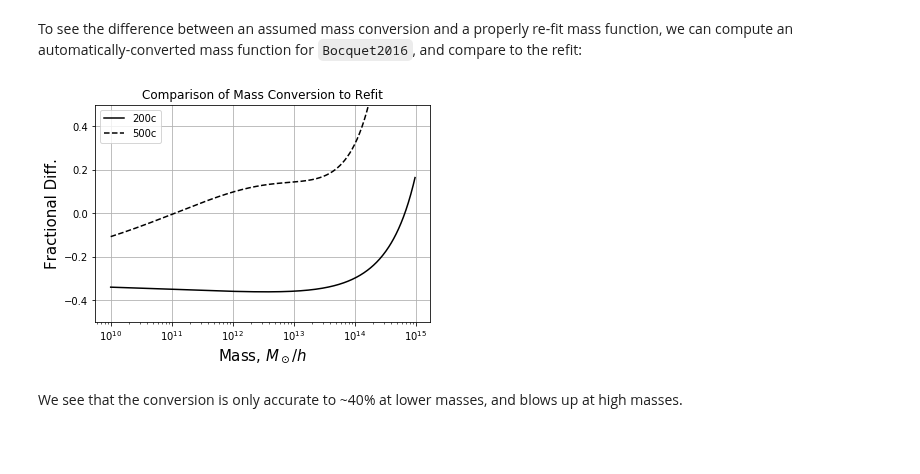
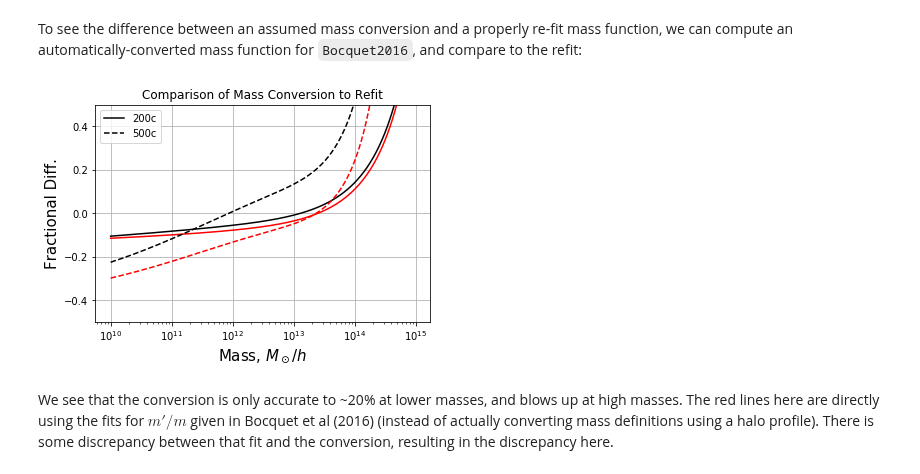
Before and after one commit to halomod/hmf, a Jupyter notebook: docs/examples/change_mass_definition.ipynb, the cells around one changed output. Cells and saved outputs as stored; diff of their text form; code cells hidden in the pictures; blank space fills up the shorter version.

Commit message:
fix: bocquet 200c functions had incorrect convert_mass

```diff
--- a/docs/examples/change_mass_definition.ipynb
+++ b/docs/examples/change_mass_definition.ipynb
@@ -222,28 +224,32 @@ plt.legend();
 To see the difference between an assumed mass conversion and a properly re-fit mass function, we can compute an automatically-converted mass function for `Bocquet2016`, and compare to the refit:
 # %%
 # Default mass function object.
-mf = hmf.MassFunction(hmf_model = "Bocquet200mDMOnly", mdef_model='SOCritical', mdef_params={'overdensity': 200}, disable_mass_conversion=False)
-mf2 = hmf.MassFunction(hmf_model = "Bocquet200cDMOnly")
-mf3 = hmf.MassFunction(hmf_model = "Bocquet500cDMOnly")
+mf200c_conv = hmf.MassFunction(hmf_model = "Bocquet200mDMOnly", mdef_model='SOCritical', mdef_params={'overdensity': 200}, disable_mass_conversion=False)
+mf500c_conv = hmf.MassFunction(hmf_model = "Bocquet200mDMOnly", mdef_model='SOCritical', mdef_params={'overdensity': 500}, disable_mass_conversion=False)
+mf200c_refit = hmf.MassFunction(hmf_model = "Bocquet200cDMOnly")
+mf500c_refit = hmf.MassFunction(hmf_model = "Bocquet500cDMOnly")
+
+m = mf200c_conv.m
 
 fig, ax = plt.subplots(1, 1, sharex=True)
 ax = [ax]
-ax[0].plot(mf.m, mf.dndm/mf2.dndm - 1, color='k', label='200c')
+ax[0].plot(m, mf200c_conv.dndm/mf200c_refit.dndm - 1, color='k', label='200c')
+ax[0].plot(m, mf200c_conv.fsigma/(mf200c_refit.fsigma/mf200c_refit.hmf.convert_mass()) - 1, color='r')
 
-mf.update(mdef_params={"overdensity": 500})
-ax[0].plot(mf.m, mf.dndm/mf3.dndm - 1, ls='--', color='k', label='500c')
+ax[0].plot(m, mf500c_conv.dndm/mf500c_refit.dndm - 1, ls='--', color='k', label='500c')
+ax[0].plot(m, mf500c_conv.fsigma/(mf500c_refit.fsigma/mf500c_refit.hmf.convert_mass()) - 1, color='r', ls='--')
 
 ax[0].set_xscale('log')
 ax[0].set_xlabel(r"Mass, $M_\odot/h$", fontsize=15)
 ax[0].set_ylabel(r"dn/dm", fontsize=15)
 ax[0].grid(True)
 ax[0].legend();
 
 ax[0].set_ylim(-0.5, 0.5)
 ax[0].set_ylabel("Fractional Diff.")
 ax[0].set_title("Comparison of Mass Conversion to Refit");
 plt.savefig("/home/steven/Desktop/comparison_of_massconv_to_refit.pdf")
 # %% [output]
-[figure, old version]
+[figure, new version]
-# %% [markdown]
-We see that the conversion is only accurate to ~40% at lower masses, and blows up at high masses.
+# %% [markdown]
+We see that the conversion is only accurate to ~20% at lower masses, and blows up at high masses. The red lines here are directly using the fits for $m'/m$ given in Bocquet et al (2016) (instead of actually converting mass definitions using a halo profile). There is some discrepancy between that fit and the conversion, resulting in the discrepancy here.
```
Also changed, not shown: parts of 2 cells of this notebook, 4 other files.
